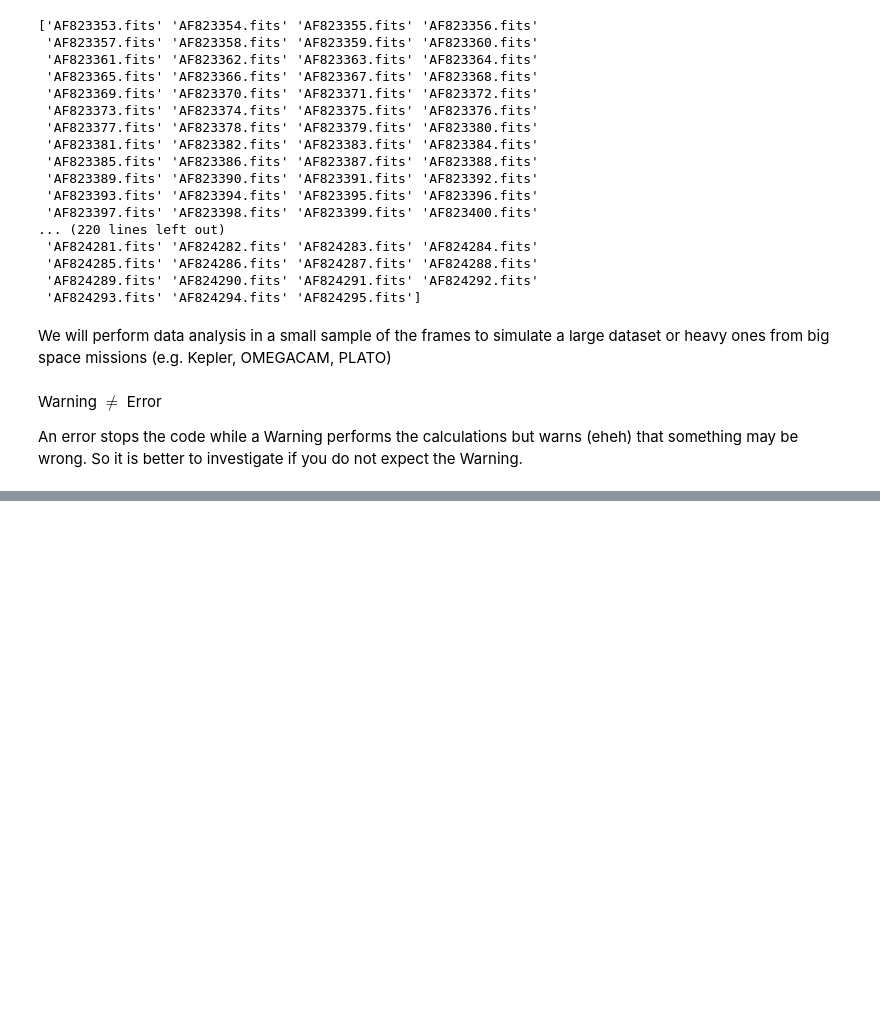
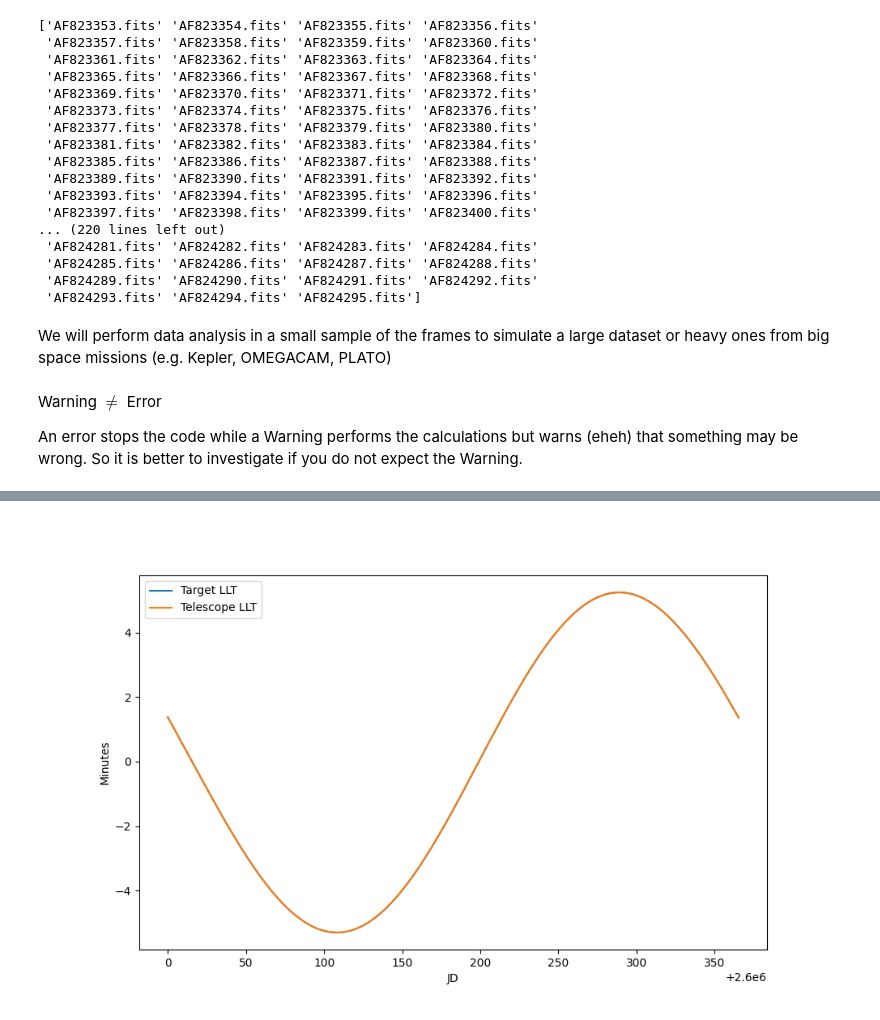
Before and after one commit to AstroMichele/AstroLab2-2024, a Jupyter notebook: science.ipynb, the cells around one changed output, grey strips where cells are left out. Cells and saved outputs as stored; diff of their text form; code cells hidden in the pictures; blank space fills up the shorter version.

```diff
--- a/science.ipynb
+++ b/science.ipynb
@@ -53,0 +101,4 @@ An error stops the code while a Warning performs the calculations but warns (ehe
+# %%
+head = fits.open('../group08_HAT-P-12_20230214/science/' + science_list[0])
+RA, DEC = head[0].header['OBJCTRA'], head[0].header['OBJCTDEC']
+print(RA, DEC)
@@ -53,0 +107,5 @@ An error stops the code while a Warning performs the calculations but warns (ehe
+# %%
+target = coord.SkyCoord(RA, DEC, unit=(u.hourangle, u.deg), frame='icrs')
+telescope = coord.SkyCoord(head[0].header['RA'], head[0].header['DEC'], unit=(u.hourangle, u.deg), frame='icrs')
+
+telescope.ra.deg - target.ra.deg
@@ -53,0 +126,5 @@ An error stops the code while a Warning performs the calculations but warns (ehe
+# %%
+jd_plot = np.arange(2600000., 2600365.25, 0.01)
+time_plot = Time(jd_plot, format='jd', scale='utc', location=('45.8472d', '11.569d'))
+ltt_target_plot = time_plot.light_travel_time(target, ephemeris='jpl')
+ltt_telescope_plot = time_plot.light_travel_time(telescope, ephemeris='jpl')
@@ -53,0 +133,10 @@ An error stops the code while a Warning performs the calculations but warns (ehe
+# %%
+plt.figure(figsize=(10, 6))
+plt.plot(jd_plot, ltt_target_plot.to_value(u.min), label='Target LLT')
+plt.plot(jd_plot, ltt_telescope_plot.to_value(u.min), label='Telescope LLT')
+plt.legend(loc='best')
+plt.xlabel('JD')
+plt.ylabel('Minutes')
+plt.show()
+# %% [output]
+[figure, added]
```
Also changed, not shown: parts of 15 cells of this notebook.
